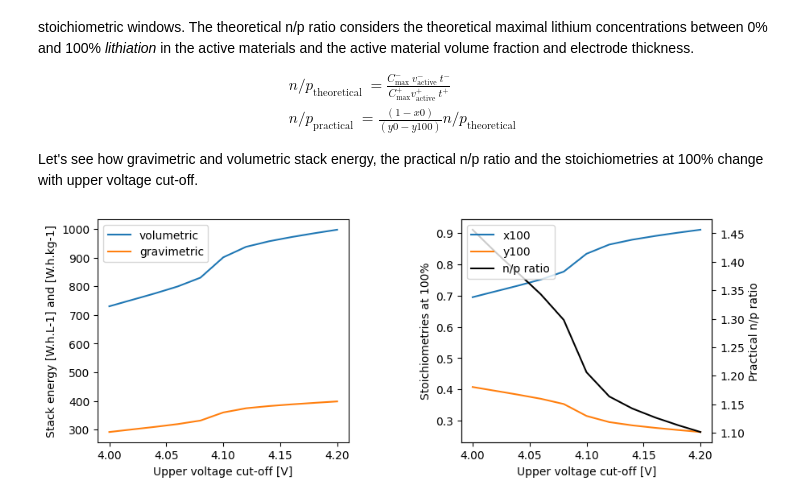
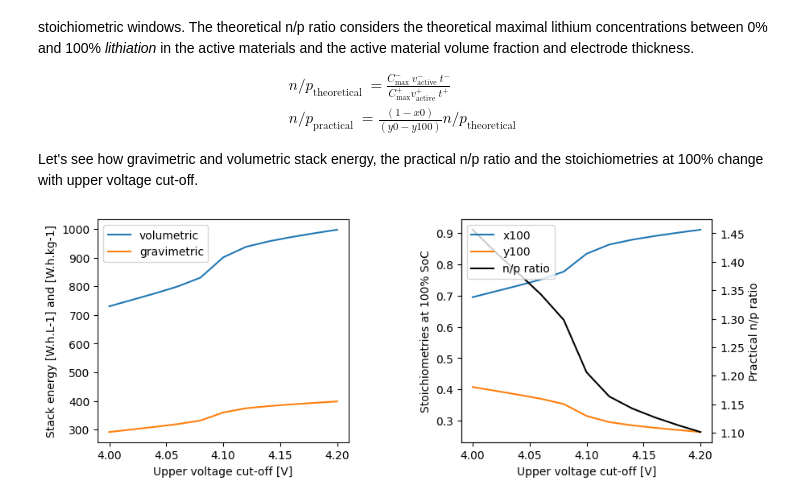
Before and after one commit to pybamm-team/pybamm-tea, a Jupyter notebook: examples/capacities_and_potentials.ipynb, the cells around one changed output. Saved outputs shown, nothing was run; the diff lists cells and outputs as text; code cells hidden in the pictures.

```diff
--- a/examples/capacities_and_potentials.ipynb
+++ b/examples/capacities_and_potentials.ipynb
@@ -146,32 +146,32 @@ for potential in upper_cut_off_potentials:
     n_p_ratios.append(tea_class.stack_energy.get("Practical n/p ratio"))
 
     x100s.append(tea_class.stack_energy.get("Negative electrode stoichiometry at 100% SoC"))
     y100s.append(tea_class.stack_energy.get("Positive electrode stoichiometry at 100% SoC"))
 
 # set up the figure
 fig, axs = plt.subplots(1, 2, figsize=(10, 5))
 fig.tight_layout(pad=7.0)
 
 # plot stack energy and n/p ratio vs. the upper voltage cut-off
 axs[0].plot(upper_cut_off_potentials, stack_volumetric_energy, label="volumetric")
 axs[0].plot(upper_cut_off_potentials, stack_gravimetric_energy, label="gravimetric")
 axs[0].set_xlabel("Upper voltage cut-off [V]")
 axs[0].set_ylabel("Stack energy [W.h.L-1] and [W.h.kg-1]")
 axs[0].legend()
 
 # plot the stoichiometries vs the upper voltage cut-off
 axs[1].plot(upper_cut_off_potentials, x100s, label="x100")
 axs[1].plot(upper_cut_off_potentials, y100s, label="y100")
 axs[1].set_xlabel("Upper voltage cut-off [V]")
-axs[1].set_ylabel("Stoichiometries at 100%")
+axs[1].set_ylabel("Stoichiometries at 100% SoC")
 ax_ = axs[1].twinx()
 ax_.plot(upper_cut_off_potentials, n_p_ratios, color="black", label="n/p ratio")
 ax_.set_ylabel("Practical n/p ratio", color="black")
 ax_.tick_params(axis='y', labelcolor="black")
 lines, labels = axs[1].get_legend_handles_labels()
 lines_, labels_ = ax_.get_legend_handles_labels()
 ax_.legend(lines + lines_, labels + labels_, loc='upper left')
 
 plt.show()
 # %% [output]
-[figure, old version]
+[figure, new version]
```
Also changed, not shown: parts of 18 cells of this notebook, 4 other files.
